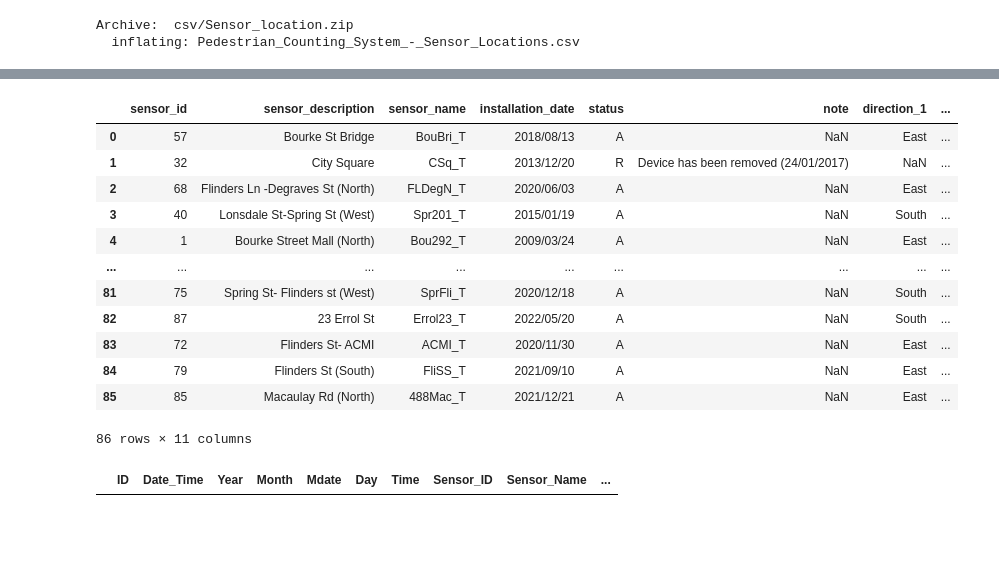
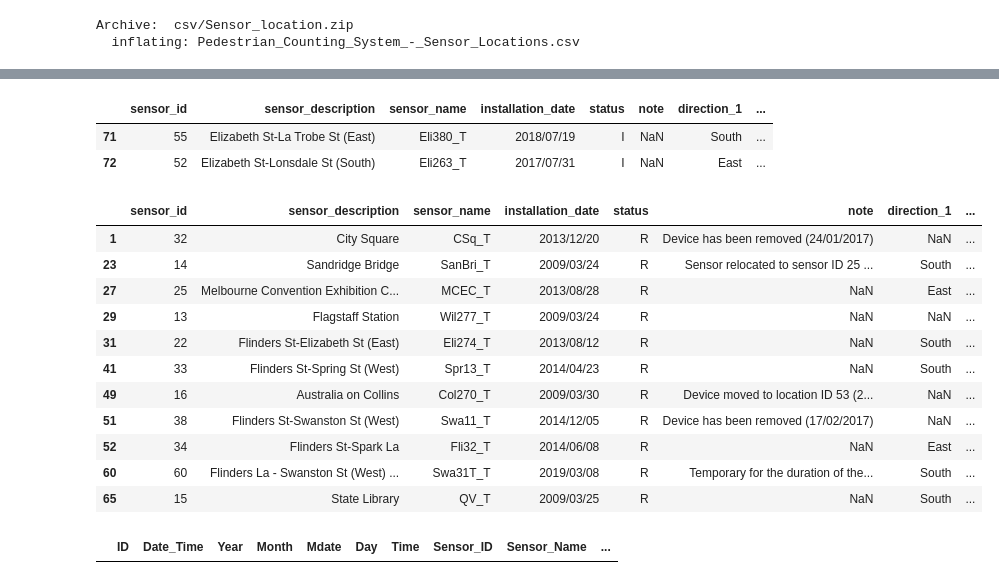
Before and after one commit to thanaboonmu/pedestrian_analysis, a Jupyter notebook: analysis.ipynb, the cells around one changed output, grey strips where cells are left out. Saved outputs shown, nothing was run; the diff lists cells and outputs as text; code cells hidden in the pictures; blank space fills up the shorter version.

```diff
--- a/analysis.ipynb
+++ b/analysis.ipynb
@@ -32,19 +33,24 @@ location_info
-# %%
-location_sensor_info
-# %% [output]
-|  | sensor_id | sensor_description | sensor_name | installation_date | status | note | direction_1 | ... |
-| 0 | 57 | Bourke St Bridge | BouBri_T | 2018/08/13 | A | NaN | East | ... |
-| 1 | 32 | City Square | CSq_T | 2013/12/20 | R | Device has been removed (24/01/2017) | NaN | ... |
-| 2 | 68 | Flinders Ln -Degraves St (North) | FLDegN_T | 2020/06/03 | A | NaN | East | ... |
-| 3 | 40 | Lonsdale St-Spring St (West) | Spr201_T | 2015/01/19 | A | NaN | South | ... |
-| 4 | 1 | Bourke Street Mall (North) | Bou292_T | 2009/03/24 | A | NaN | East | ... |
-| ... | ... | ... | ... | ... | ... | ... | ... | ... |
-| 81 | 75 | Spring St- Flinders st (West) | SprFli_T | 2020/12/18 | A | NaN | South | ... |
-| 82 | 87 | 23 Errol St | Errol23_T | 2022/05/20 | A | NaN | South | ... |
-| 83 | 72 | Flinders St- ACMI | ACMI_T | 2020/11/30 | A | NaN | East | ... |
-| 84 | 79 | Flinders St (South) | FliSS_T | 2021/09/10 | A | NaN | East | ... |
-| 85 | 85 | Macaulay Rd (North) | 488Mac_T | 2021/12/21 | A | NaN | East | ... |
-86 rows × 11 columns
+# %%
+location_sensor_info[location_sensor_info['status']=='I']
+# %% [output]
+|  | sensor_id | sensor_description | sensor_name | installation_date | status | note | direction_1 | ... |
+| 71 | 55 | Elizabeth St-La Trobe St (East) | Eli380_T | 2018/07/19 | I | NaN | South | ... |
+| 72 | 52 | Elizabeth St-Lonsdale St (South) | Eli263_T | 2017/07/31 | I | NaN | East | ... |
+# %%
+location_sensor_info[location_sensor_info['status']=='R']
+# %% [output]
+|  | sensor_id | sensor_description | sensor_name | installation_date | status | note | direction_1 | ... |
+| 1 | 32 | City Square | CSq_T | 2013/12/20 | R | Device has been removed (24/01/2017) | NaN | ... |
+| 23 | 14 | Sandridge Bridge | SanBri_T | 2009/03/24 | R | Sensor relocated to sensor ID 25 ... | South | ... |
+| 27 | 25 | Melbourne Convention Exhibition C... | MCEC_T | 2013/08/28 | R | NaN | East | ... |
+| 29 | 13 | Flagstaff Station | Wil277_T | 2009/03/24 | R | NaN | NaN | ... |
+| 31 | 22 | Flinders St-Elizabeth St (East) | Eli274_T | 2013/08/12 | R | NaN | South | ... |
+| 41 | 33 | Flinders St-Spring St (West) | Spr13_T | 2014/04/23 | R | NaN | South | ... |
+| 49 | 16 | Australia on Collins | Col270_T | 2009/03/30 | R | Device moved to location ID 53 (2... | NaN | ... |
+| 51 | 38 | Flinders St-Swanston St (West) | Swa11_T | 2014/12/05 | R | Device has been removed (17/02/2017) | NaN | ... |
+| 52 | 34 | Flinders St-Spark La | Fli32_T | 2014/06/08 | R | NaN | East | ... |
+| 60 | 60 | Flinders La - Swanston St (West) ... | Swa31T_T | 2019/03/08 | R | Temporary for the duration of the... | South | ... |
+| 65 | 15 | State Library | QV_T | 2009/03/25 | R | NaN | South | ... |
 # %%
 location_info[location_info.duplicated(keep=False)]
 # %% [output]
```
Also changed, not shown: parts of 18 cells of this notebook, 2 other files.
